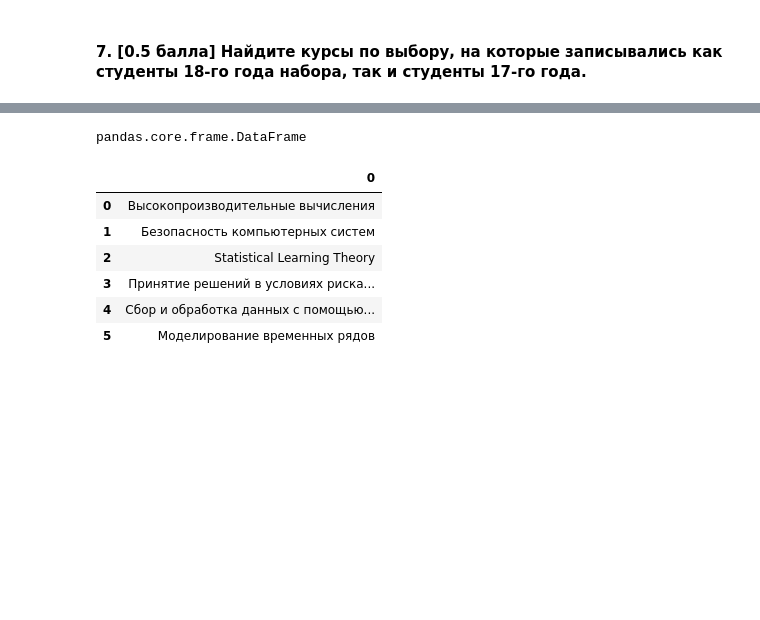
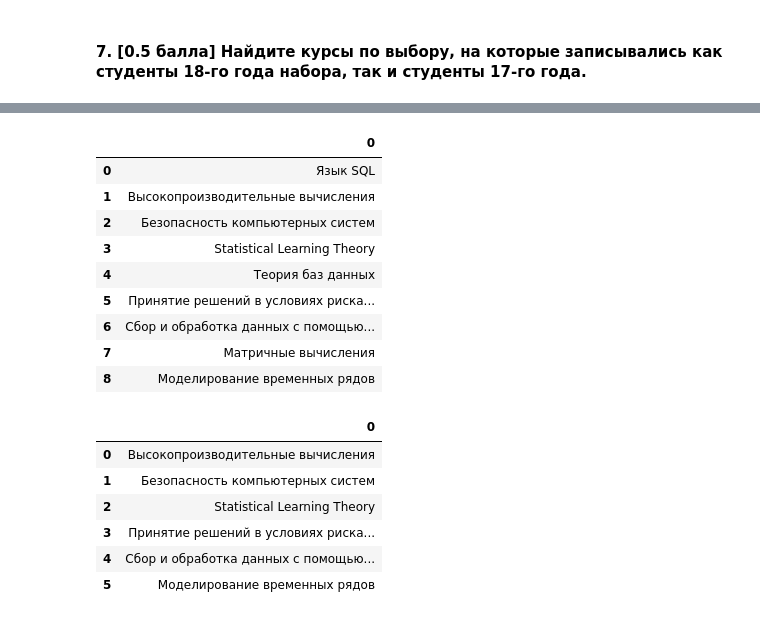
Before and after one commit to dyrbnyak/Modern_methods_of_data-analysis, a Jupyter notebook: l1/homework-practice-01-pandas.ipynb, the cells around one changed output, grey strips where cells are left out. Saved outputs shown, nothing was run; the diff lists cells and outputs as text; code cells hidden in the pictures; blank space fills up the shorter version.

```diff
--- a/l1/homework-practice-01-pandas.ipynb
+++ b/l1/homework-practice-01-pandas.ipynb
@@ -355,13 +363,23 @@ u17f1 = es17_fall1['fall_1'].unique()
 # %%
 es18_f1 = pd.read_excel('end_seminar.xlsx')
 es18_fall1 = es18_f1[['fall_1','18_group']]
 es18_fall1 = es18_fall1.dropna(subset='18_group')
 es18_fall1 = es18_fall1['fall_1'].unique()
 es18_fall1 = pd.DataFrame(es18_fall1)
-type(es18_fall1)
+es18_fall1
+
 #собираем наборы курсов для 18 года и осеннего курса 1
 # %% [output]
-pandas.core.frame.DataFrame
+|  | 0 |
+| 0 | Язык SQL |
+| 1 | Высокопроизводительные вычисления |
+| 2 | Безопасность компьютерных систем |
+| 3 | Statistical Learning Theory |
+| 4 | Теория баз данных |
+| 5 | Принятие решений в условиях риска... |
+| 6 | Сбор и обработка данных с помощью... |
+| 7 | Матричные вычисления |
+| 8 | Моделирование временных рядов |
 # %%
 crossing = pd.merge(es18_fall1,es17_fall1,how='inner')
 crossing
```
Also changed, not shown: parts of 10 cells of this notebook.
